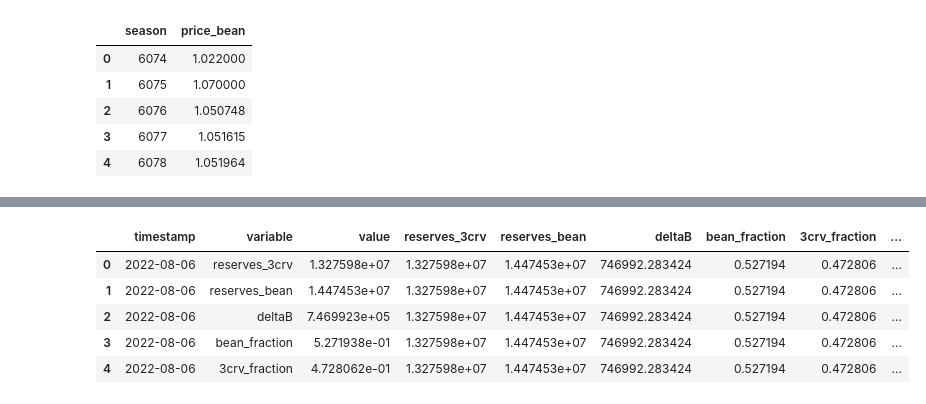
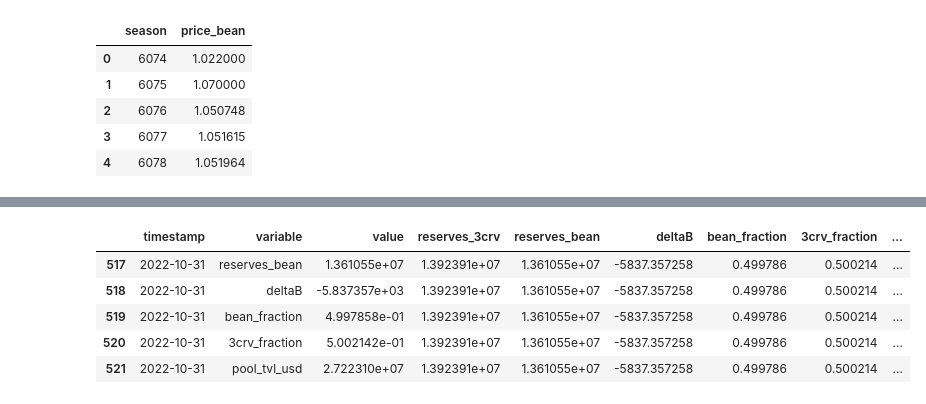
Before and after one commit to BeanstalkFarms/Beanstalk-Analytics, a Jupyter notebook: backend/src/notebooks/prod/liquidity_curve_bean_3crv.ipynb, the cells around one changed output, grey strips where cells are left out. Cells and saved outputs as stored; diff of their text form; code cells hidden in the pictures.

```diff
--- a/backend/src/notebooks/prod/liquidity_curve_bean_3crv.ipynb
+++ b/backend/src/notebooks/prod/liquidity_curve_bean_3crv.ipynb
@@ -480,12 +121,12 @@ def chart(
 # %%
-df.head()
+df.tail()
 # %% [output]
 |  | timestamp | variable | value | reserves_3crv | reserves_bean | deltaB | bean_fraction | 3crv_fraction | ... |
-| 0 | 2022-08-06 | reserves_3crv | 1.327598e+07 | 1.327598e+07 | 1.447453e+07 | 746992.283424 | 0.527194 | 0.472806 | ... |
-| 1 | 2022-08-06 | reserves_bean | 1.447453e+07 | 1.327598e+07 | 1.447453e+07 | 746992.283424 | 0.527194 | 0.472806 | ... |
-| 2 | 2022-08-06 | deltaB | 7.469923e+05 | 1.327598e+07 | 1.447453e+07 | 746992.283424 | 0.527194 | 0.472806 | ... |
-| 3 | 2022-08-06 | bean_fraction | 5.271938e-01 | 1.327598e+07 | 1.447453e+07 | 746992.283424 | 0.527194 | 0.472806 | ... |
-| 4 | 2022-08-06 | 3crv_fraction | 4.728062e-01 | 1.327598e+07 | 1.447453e+07 | 746992.283424 | 0.527194 | 0.472806 | ... |
+| 517 | 2022-10-31 | reserves_bean | 1.361055e+07 | 1.392391e+07 | 1.361055e+07 | -5837.357258 | 0.499786 | 0.500214 | ... |
+| 518 | 2022-10-31 | deltaB | -5.837357e+03 | 1.392391e+07 | 1.361055e+07 | -5837.357258 | 0.499786 | 0.500214 | ... |
+| 519 | 2022-10-31 | bean_fraction | 4.997858e-01 | 1.392391e+07 | 1.361055e+07 | -5837.357258 | 0.499786 | 0.500214 | ... |
+| 520 | 2022-10-31 | 3crv_fraction | 5.002142e-01 | 1.392391e+07 | 1.361055e+07 | -5837.357258 | 0.499786 | 0.500214 | ... |
+| 521 | 2022-10-31 | pool_tvl_usd | 2.722310e+07 | 1.392391e+07 | 1.361055e+07 | -5837.357258 | 0.499786 | 0.500214 | ... |
 # %%
 width = 450
 tooltip_metrics = [
```
Also changed, not shown: parts of 6 cells of this notebook, 12 other files.
